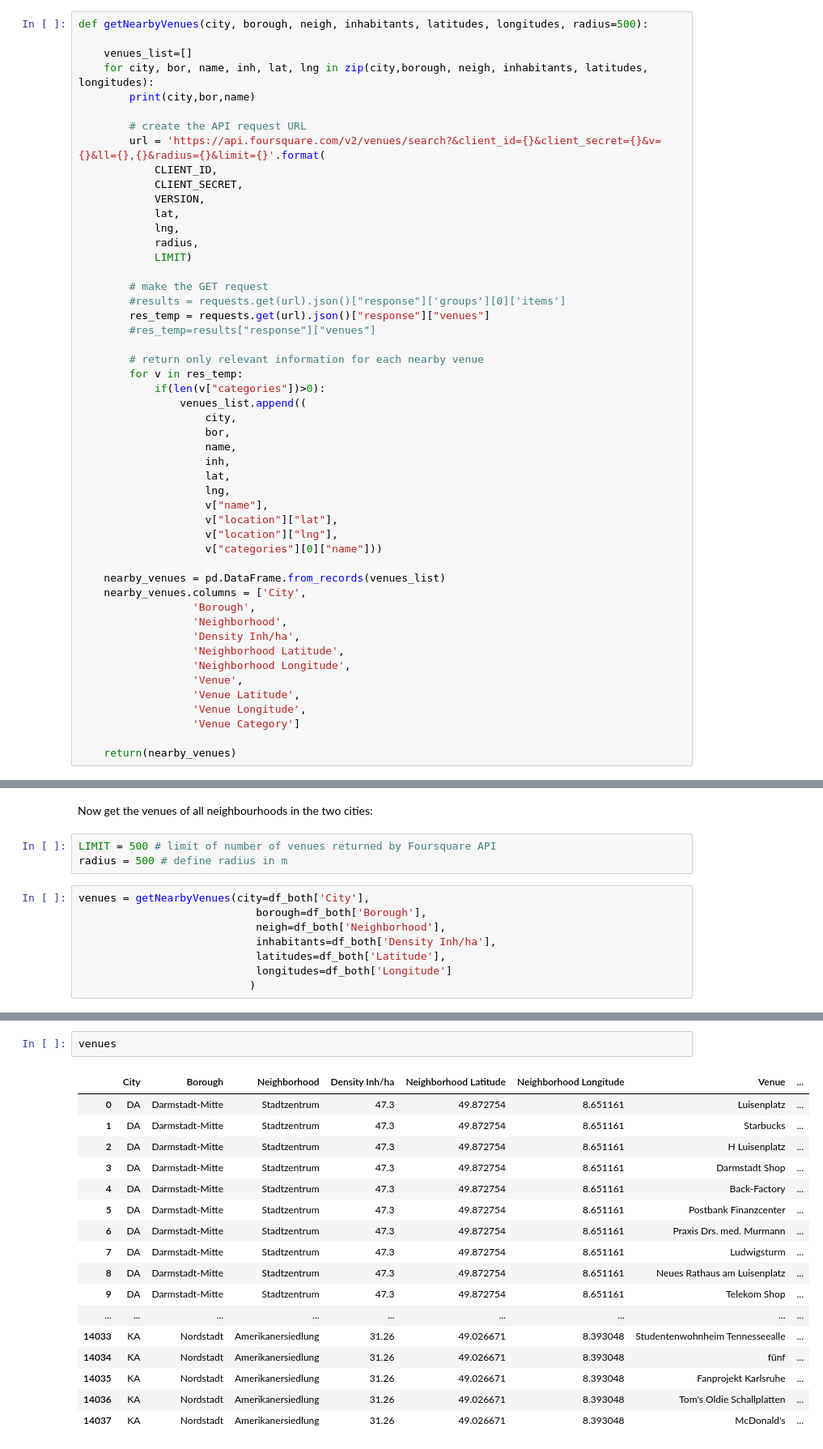
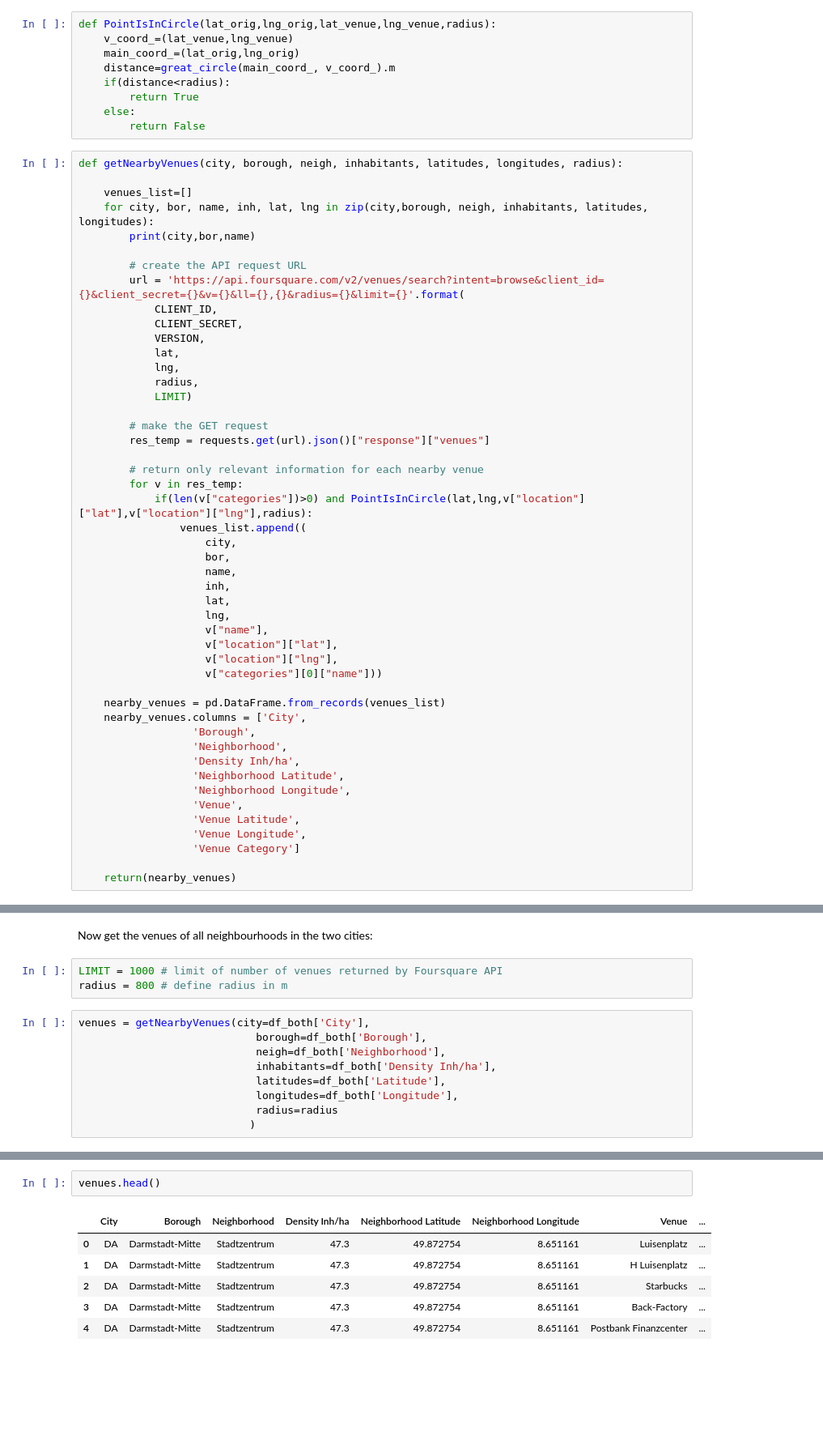
Before and after one commit to SteSa1987/coursera-ibm-capstone, a Jupyter notebook: Comparing Darmstadt and Karlsruhe.ipynb, the cells around one changed output, grey strips where cells are left out. Shown at 81% size. Drawn from its saved outputs; the diff is of its cells as text; blank space fills up the shorter version.

```diff
--- a/Comparing Darmstadt and Karlsruhe.ipynb
+++ b/Comparing Darmstadt and Karlsruhe.ipynb
@@ -540,12 +577,21 @@ df_da
+# %%
+def PointIsInCircle(lat_orig,lng_orig,lat_venue,lng_venue,radius):
+    v_coord_=(lat_venue,lng_venue)
+    main_coord_=(lat_orig,lng_orig)
+    distance=great_circle(main_coord_, v_coord_).m
+    if(distance<radius):
+        return True
+    else:
+        return False
 # %%
-def getNearbyVenues(city, borough, neigh, inhabitants, latitudes, longitudes, radius=500):
+def getNearbyVenues(city, borough, neigh, inhabitants, latitudes, longitudes, radius):
 
     venues_list=[]
     for city, bor, name, inh, lat, lng in zip(city,borough, neigh, inhabitants, latitudes, longitudes):
         print(city,bor,name)
 
         # create the API request URL
-        url = 'https://api.foursquare.com/v2/venues/search?&client_id={}&client_secret={}&v={}&ll={},{}&radius={}&limit={}'.format(
+        url = 'https://api.foursquare.com/v2/venues/search?intent=browse&client_id={}&client_secret={}&v={}&ll={},{}&radius={}&limit={}'.format(
             CLIENT_ID,
             CLIENT_SECRET,
             VERSION,
@@ -555,13 +601,11 @@ def getNearbyVenues(city, borough, neigh, inhabitants, latitudes, longitudes, ra
             LIMIT)
 
         # make the GET request
-        #results = requests.get(url).json()["response"]['groups'][0]['items']
         res_temp = requests.get(url).json()["response"]["venues"]
-        #res_temp=results["response"]["venues"]
 
         # return only relevant information for each nearby venue
         for v in res_temp:
-            if(len(v["categories"])>0):
+            if(len(v["categories"])>0) and PointIsInCircle(lat,lng,v["location"]["lat"],v["location"]["lng"],radius):
                 venues_list.append((
                     city,
                     bor,
@@ -613,15 +658,16 @@ df_both
 # %% [markdown]
 Now get the venues of all neighbourhoods in the two cities:
 # %%
-LIMIT = 500 # limit of number of venues returned by Foursquare API
-radius = 500 # define radius in m
+LIMIT = 1000 # limit of number of venues returned by Foursquare API
+radius = 800 # define radius in m
 # %%
 venues = getNearbyVenues(city=df_both['City'],
                             borough=df_both['Borough'],
                             neigh=df_both['Neighborhood'],
                             inhabitants=df_both['Density Inh/ha'],
                             latitudes=df_both['Latitude'],
-                            longitudes=df_both['Longitude']
+                            longitudes=df_both['Longitude'],
+                            radius=radius
                            )
 # %% [output]
 DA Darmstadt-Mitte Stadtzentrum
@@ -644,20 +692,9 @@ KA Nordstadt Amerikanersiedlung
 # %%
-venues
+venues.head()
 # %% [output]
 |  | City | Borough | Neighborhood | Density Inh/ha | Neighborhood Latitude | Neighborhood Longitude | Venue | ... |
 | 0 | DA | Darmstadt-Mitte | Stadtzentrum | 47.3 | 49.872754 | 8.651161 | Luisenplatz | ... |
-| 1 | DA | Darmstadt-Mitte | Stadtzentrum | 47.3 | 49.872754 | 8.651161 | Starbucks | ... |
-| 2 | DA | Darmstadt-Mitte | Stadtzentrum | 47.3 | 49.872754 | 8.651161 | H Luisenplatz | ... |
-| 3 | DA | Darmstadt-Mitte | Stadtzentrum | 47.3 | 49.872754 | 8.651161 | Darmstadt Shop | ... |
-| 4 | DA | Darmstadt-Mitte | Stadtzentrum | 47.3 | 49.872754 | 8.651161 | Back-Factory | ... |
-| 5 | DA | Darmstadt-Mitte | Stadtzentrum | 47.3 | 49.872754 | 8.651161 | Postbank Finanzcenter | ... |
-| 6 | DA | Darmstadt-Mitte | Stadtzentrum | 47.3 | 49.872754 | 8.651161 | Praxis Drs. med. Murmann | ... |
-| 7 | DA | Darmstadt-Mitte | Stadtzentrum | 47.3 | 49.872754 | 8.651161 | Ludwigsturm | ... |
-| 8 | DA | Darmstadt-Mitte | Stadtzentrum | 47.3 | 49.872754 | 8.651161 | Neues Rathaus am Luisenplatz | ... |
-| 9 | DA | Darmstadt-Mitte | Stadtzentrum | 47.3 | 49.872754 | 8.651161 | Telekom Shop | ... |
-| ... | ... | ... | ... | ... | ... | ... | ... | ... |
-| 14033 | KA | Nordstadt | Amerikanersiedlung | 31.26 | 49.026671 | 8.393048 | Studentenwohnheim Tennesseealle | ... |
-| 14034 | KA | Nordstadt | Amerikanersiedlung | 31.26 | 49.026671 | 8.393048 | fünf | ... |
-| 14035 | KA | Nordstadt | Amerikanersiedlung | 31.26 | 49.026671 | 8.393048 | Fanprojekt Karlsruhe | ... |
-| 14036 | KA | Nordstadt | Amerikanersiedlung | 31.26 | 49.026671 | 8.393048 | Tom's Oldie Schallplatten | ... |
-| 14037 | KA | Nordstadt | Amerikanersiedlung | 31.26 | 49.026671 | 8.393048 | McDonald's | ... |
+| 1 | DA | Darmstadt-Mitte | Stadtzentrum | 47.3 | 49.872754 | 8.651161 | H Luisenplatz | ... |
+| 2 | DA | Darmstadt-Mitte | Stadtzentrum | 47.3 | 49.872754 | 8.651161 | Starbucks | ... |
+| 3 | DA | Darmstadt-Mitte | Stadtzentrum | 47.3 | 49.872754 | 8.651161 | Back-Factory | ... |
+| 4 | DA | Darmstadt-Mitte | Stadtzentrum | 47.3 | 49.872754 | 8.651161 | Postbank Finanzcenter | ... |
```
Also changed, not shown: parts of 120 cells of this notebook.
